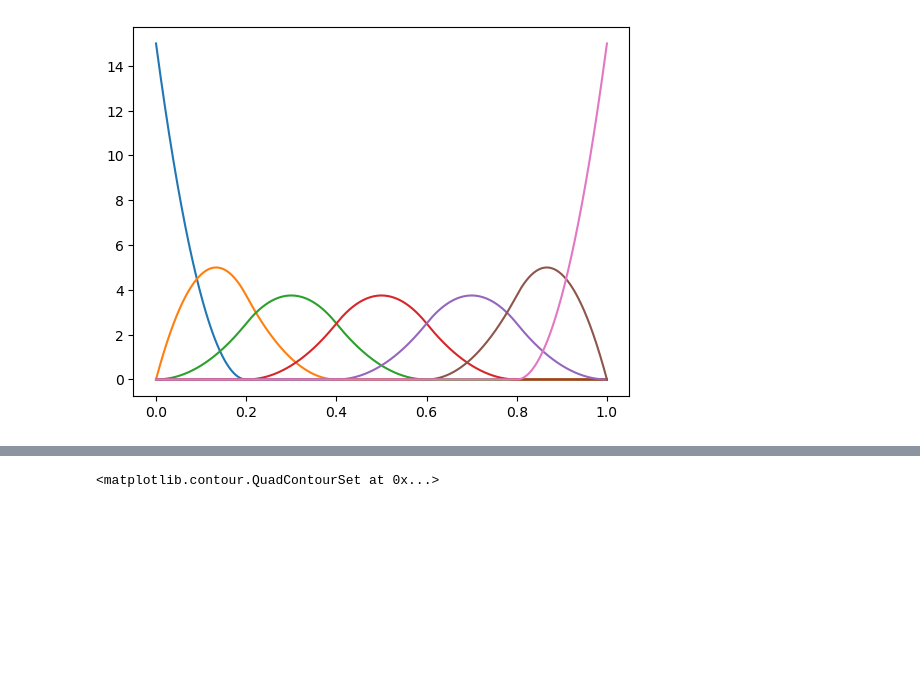
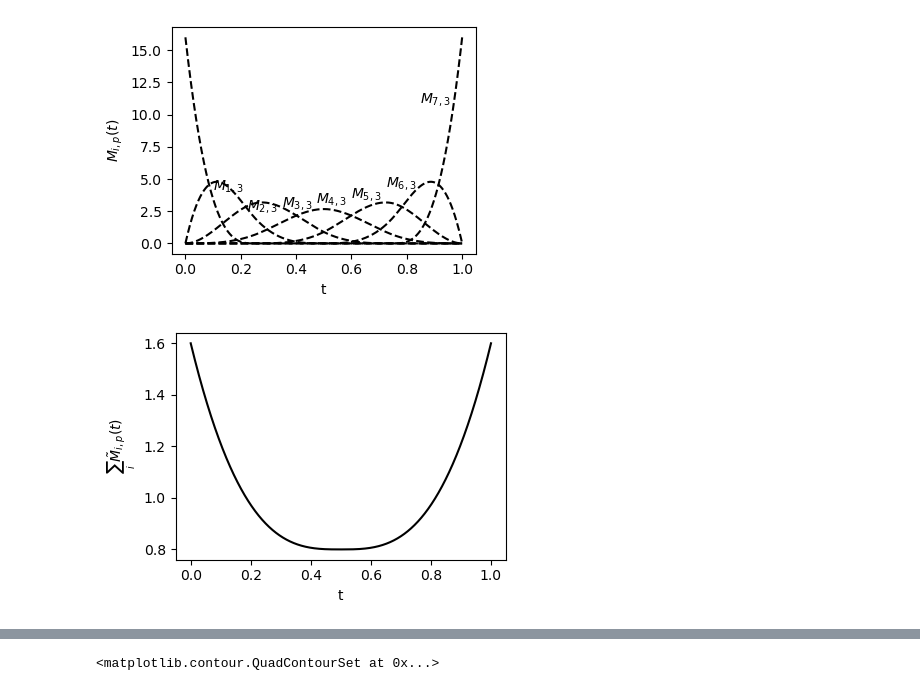
Before and after one commit to jonasbruhub/Analysis-of-Production-flow-systems-with-focus-on-industry, a Jupyter notebook: Simulations and code/MI computation - M-spline example.ipynb, the cells around one changed output, grey strips where cells are left out. Drawn from its saved outputs; the diff is of its cells as text; code cells hidden in the pictures; blank space fills up the shorter version.

```diff
--- a/Simulations and code/MI computation - M-spline example.ipynb
+++ b/Simulations and code/MI computation - M-spline example.ipynb
@@ -17,7 +17,7 @@ def knots(k,M):
     return np.array(t) / (M - k + 1)
 
 def Mx(x,k,i,t):
-    if k == 1:
+    if k == 0:
         if i >= M-1:
             if (t[i+1] - t[i]) > 0:
                 return (1/ (t[i+1] - t[i])) * ((t[i] <= x) & ( x <= t[i+1]))
@@ -29,10 +29,10 @@ def Mx(x,k,i,t):
             else:
                 return 0 * x
 
-    if t[i+k] == t[i]:
+    if t[i+k+1] == t[i]:
         return 0 * x
     else:
-        return k /(k-1) / (t[i+k] - t[i]) * ( Mx(x,k-1,i,t) * (x-t[i]) + Mx(x,k-1,i+1,t) * (t[i+k] - x) )
+        return (k+1) /(k) / (t[i+k+1] - t[i]) * ( Mx(x,k-1,i,t) * (x-t[i]) + Mx(x,k-1,i+1,t) * (t[i+k+1] - x) )
 
 
 
@@ -40,27 +40,28 @@ n_bins = 7
 M = n_bins
 p = 3
 
-t = knots(p,M)
+order = p
+
+t = knots(order+1,M)
 # t = np.array([i for i in range(M)] + [M-1] * 10)
 
 x = np.linspace(0,1,100000)
 z_transformer = z_from_x(x,M,p)
-# t = z_transformer(t)
 
-# i = M-1
+fig,ax = plt.subplots(1,1, figsize = (4,3))
 for i in range(0,M):
-    spline = Mx(z_transformer(x),p,i,t)
-    plt.plot(x, spline)
+    spline = Mx(z_transformer(x),order,i,t)
+    plt.plot(x, spline, "black", linestyle = "dashed")
     print(spline.mean())
+    label = r"$" + "M_{" + f"{i+1},{p}" + "}" + r"$"
+    x_an = i/(M) + 1/(4*M) + (M/2 - i) / (8*M)
+    y_an = spline[np.where(i/(M)+0.1 > x)[0][-1]] * 1.2
+    ax.annotate(label, (x_an, y_an))
 
+ax.set_xlabel("t")
+ax.set_ylabel(r"$M_{i,p}\left(t\right)$")
+fig.tight_layout()
 
-# plt.plot(x, Bx(z_transformer(x),k,-1,t))
-
-# x = 0.999
-# z = z_from_x(x,M,k)
-
-
-# plt.plot(x,np.vstack([Mx(z_transformer(x),p,i,t) for i in range(-1,M)]).sum(axis = 0),"--");
-
-# Bx(z_transformer(1),k,i,t)
+# plt.savefig(figures_path + "MI estimation/M-spline basis functions - degree 3.pdf", bbox_inches='tight')
+# plt.savefig(figures_path + "MI estimation/M-spline basis functions - degree 3", bbox_inches='tight')
 # %% [output]
@@ -74 +75,28 @@ for i in range(0,M):
-[figure, old version]
+[figure, new version]
+# %%
+# n_bins = 5
+
+# M = n_bins
+# p = 3
+
+# t = knots(p+1,M)
+# x = np.linspace(0,1,100000)
+# z_transformer = z_from_x(x,M,p)
+
+
+
+res = np.vstack( [Mx(z_transformer(x),p,i,t) for i in range(M)] )
+
+fig,ax = plt.subplots(1,1, figsize = (4.3,3))
+ax.plot( x, res.sum(axis = 0) / n_bins, "black")
+# ax.vlines(np.linspace(0,1,n_bins+1), 0, res.mean(axis = 1).max(), colors='w')
+ax.set_xlabel("t")
+ax.set_ylabel(r"$\sum_{i} \tilde{M}_{i,p}\left(t\right)$")
+# # ax.set_xticks(np.linspace(1,n_bins, n_bins) / n_bins - 1 / (2 * n_bins))
+# # ax.set_xticklabels([i+1 for i in range(n_bins)])
+fig.tight_layout()
+
+# plt.savefig(figures_path + "MI estimation/M-spline coefficient sum - degree 3.pdf", bbox_inches='tight')
+# plt.savefig(figures_path + "MI estimation/M-spline coefficient sum - degree 3", bbox_inches='tight')
+# %% [output]
+[figure, added]
```
Also changed, not shown: parts of 6 cells of this notebook, 33 other files.
